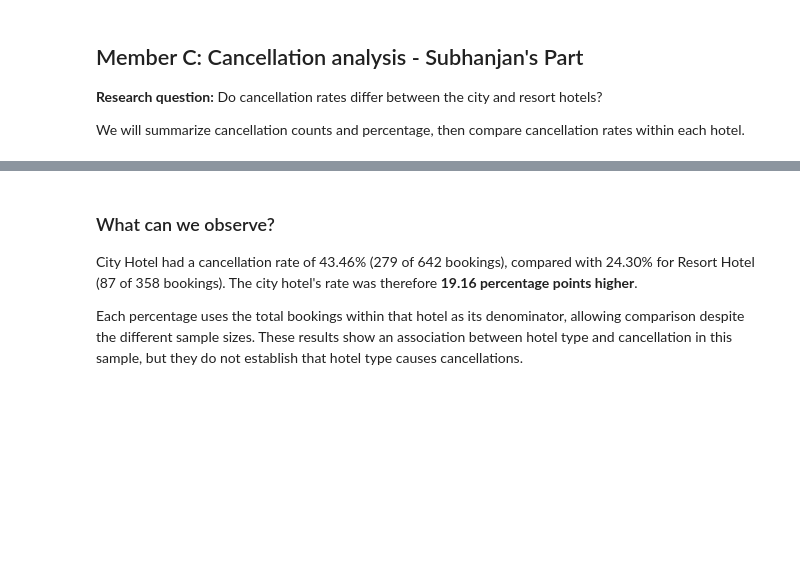
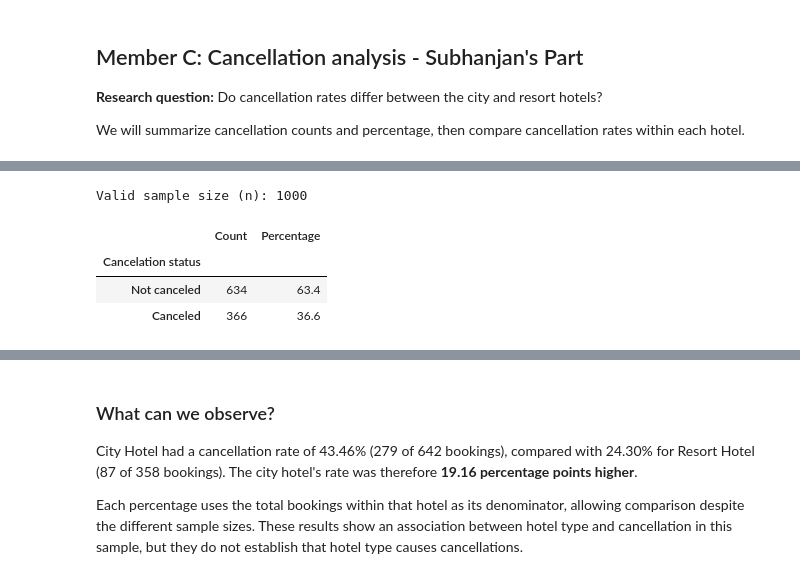
Before and after one commit to subhanjanshah/Data-Processing-w-Python-2026, a Jupyter notebook: hoteldate.ipynb, the cells around one changed output, grey strips where cells are left out. Cells and saved outputs as stored; diff of their text form; code cells hidden in the pictures; blank space fills up the shorter version.

```diff
--- a/hoteldate.ipynb
+++ b/hoteldate.ipynb
@@ -261,17 +428,26 @@ bookings_c[["hotel", "is_canceled"]].head(10)
 # %%
 # for number of bookings with recorded cancellation status
 valid_n = bookings["is_canceled"].count()
 
 # status count, where not canceled = 0 and canceled = 1
 counts = bookings["is_canceled"].value_counts().sort_index()
 
 # combining counts and percnetages into one table
-cancelation_summary = pd.DataFrame({"Count": counts, "Percentage": counts / valid_n * 100})
+cancelation_summary = pd.DataFrame({
+    "Count": counts,
+    "Percentage": counts / valid_n * 100
+})
 
 cancelation_summary.index = ["Not canceled", "Canceled"]
 cancelation_summary.index.name = "Cancelation status"
 
 print(f"Valid sample size (n): {valid_n}")
 cancelation_summary.round(2)
+# %% [output]
+Valid sample size (n): 1000
+|  | Count | Percentage |
+| Cancelation status |  |  |
+| Not canceled | 634 | 63.4 |
+| Canceled | 366 | 36.6 |
 # %%
 # cancelation status within each hotel
```
Also changed, not shown: parts of 36 cells of this notebook.
